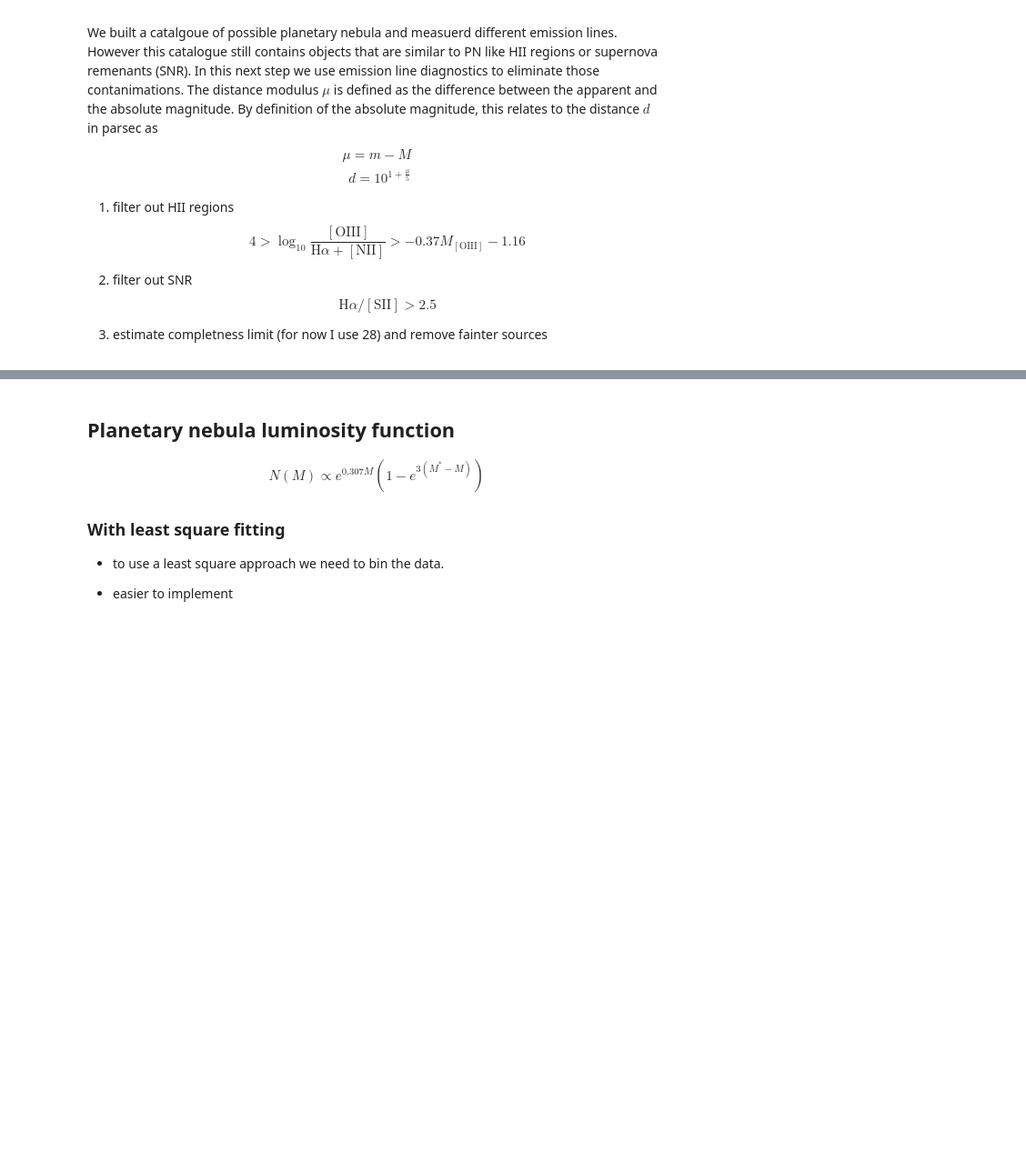
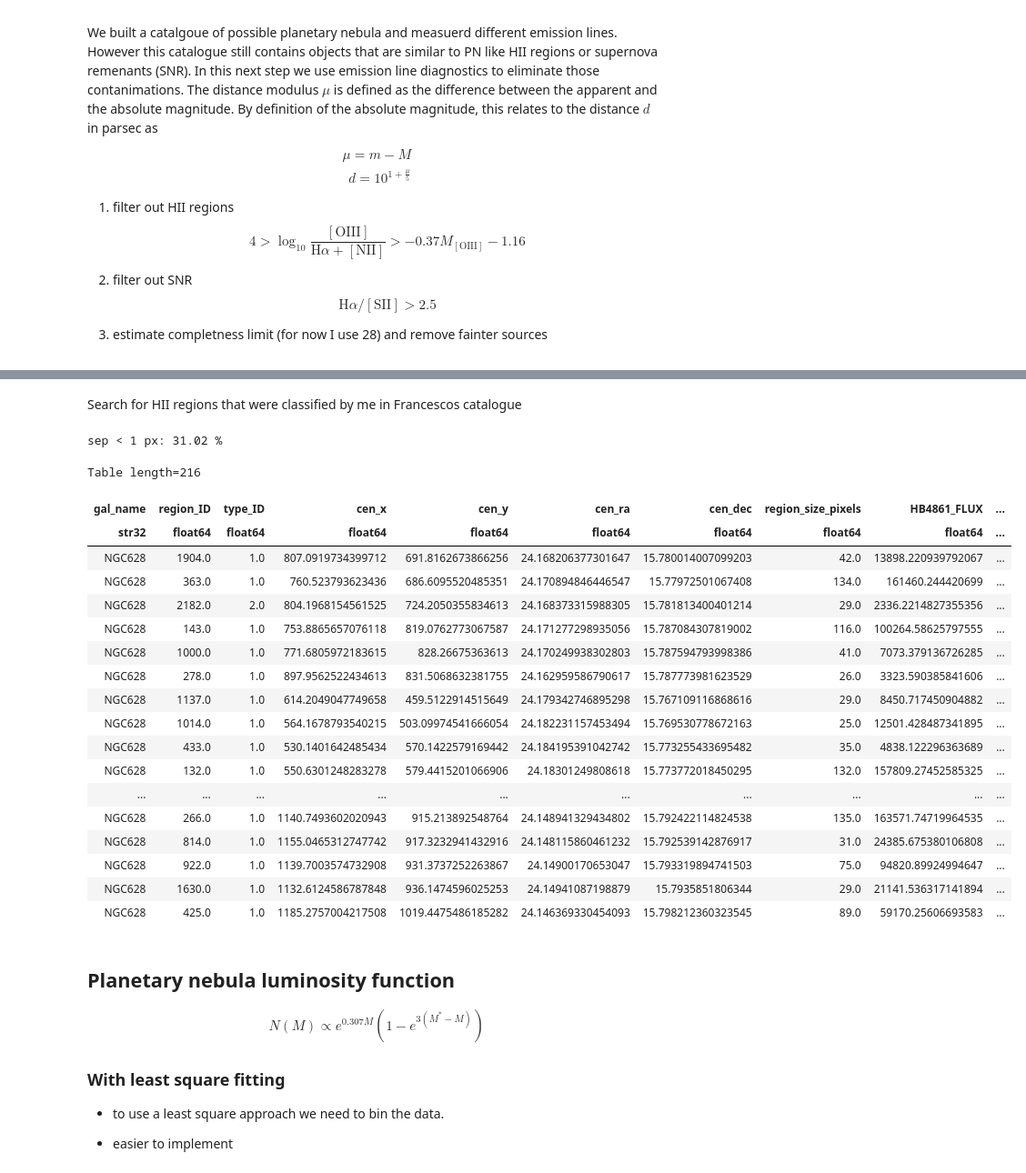
Before and after one commit to fschmnn/pnlf, a Jupyter notebook: notebooks/planetary_nebula.ipynb, the cells around one changed output, grey strips where cells are left out. Shown at 91% size. Drawn from its saved outputs; the diff is of its cells as text; code cells hidden in the pictures; blank space fills up the shorter version.

Commit message:
2019.12.02 - compare to Francescos catalogue

```diff
--- a/notebooks/planetary_nebula.ipynb
+++ b/notebooks/planetary_nebula.ipynb
@@ -112,6 +112,7 @@ from pymuse.io import ReadLineMaps
 
 # first we need to specify the path to the raw data
 data_raw = Path('d:\downloads\MUSEDAP')
+basedir = Path('..')
 
 # list all files in the specified directory
 galaxies = [x.name for x in data_raw.iterdir() if x.is_dir()]
@@ -508,4 +572,4 @@ def emission_line_diagnostics(table,distance_modulus,completeness_limit):
     return table
 
 
-tbl = emission_line_diagnostics(flux,29.91,27.5)
+tbl = emission_line_diagnostics(flux,29.91,28.)
@@ -579,0 +658,3 @@ plot_emission_line_ratio(tbl)
+# %%
+with fits.open(basedir / 'data' / 'external' / 'FS_cat_v01.fits') as hdul:
+    cat_FS = Table(hdul[1].data)
@@ -580,3 +686,33 @@ plot_emission_line_ratio(tbl)
+# %% [markdown]
+Search for HII regions that were classified by me in Francescos catalogue
+# %%
+HII_candidates = tbl[tbl['type'] == 'HII']
+catalogue = cat_FS[(~np.isnan(cat_FS['cen_x'])) & (~np.isnan(cat_FS['cen_y'])) & (cat_FS['gal_name']=='NGC628')]
+idx, sep = match_catalogues(HII_candidates[['x','y']],catalogue[['cen_x','cen_y']])
+
+print(f'sep < 1 px: {sum(sep<1)/len(sep)*100:.2f} %')
+catalogue[idx]
+# %% [output]
+sep < 1 px: 31.02 %
+Table length=216
+| gal_name | region_ID | type_ID | cen_x | cen_y | cen_ra | cen_dec | region_size_pixels | HB4861_FLUX | ... |
+| str32 | float64 | float64 | float64 | float64 | float64 | float64 | float64 | float64 | ... |
+| NGC628 | 1904.0 | 1.0 | 807.0919734399712 | 691.8162673866256 | 24.168206377301647 | 15.780014007099203 | 42.0 | 13898.220939792067 | ... |
+| NGC628 | 363.0 | 1.0 | 760.523793623436 | 686.6095520485351 | 24.170894846446547 | 15.77972501067408 | 134.0 | 161460.244420699 | ... |
+| NGC628 | 2182.0 | 2.0 | 804.1968154561525 | 724.2050355834613 | 24.168373315988305 | 15.781813400401214 | 29.0 | 2336.2214827355356 | ... |
+| NGC628 | 143.0 | 1.0 | 753.8865657076118 | 819.0762773067587 | 24.171277298935056 | 15.787084307819002 | 116.0 | 100264.58625797555 | ... |
+| NGC628 | 1000.0 | 1.0 | 771.6805972183615 | 828.26675363613 | 24.170249938302803 | 15.787594793998386 | 41.0 | 7073.379136726285 | ... |
+| NGC628 | 278.0 | 1.0 | 897.9562522434613 | 831.5068632381755 | 24.162959586790617 | 15.787773981623529 | 26.0 | 3323.590385841606 | ... |
+| NGC628 | 1137.0 | 1.0 | 614.2049047749658 | 459.5122914515649 | 24.179342746895298 | 15.767109116868616 | 29.0 | 8450.717450904882 | ... |
+| NGC628 | 1014.0 | 1.0 | 564.1678793540215 | 503.09974541666054 | 24.182231157453494 | 15.769530778672163 | 25.0 | 12501.428487341895 | ... |
+| NGC628 | 433.0 | 1.0 | 530.1401642485434 | 570.1422579169442 | 24.184195391042742 | 15.773255433695482 | 35.0 | 4838.122296363689 | ... |
+| NGC628 | 132.0 | 1.0 | 550.6301248283278 | 579.4415201066906 | 24.18301249808618 | 15.773772018450295 | 132.0 | 157809.27452585325 | ... |
+| ... | ... | ... | ... | ... | ... | ... | ... | ... | ... |
+| NGC628 | 266.0 | 1.0 | 1140.7493602020943 | 915.213892548764 | 24.148941329434802 | 15.792422114824538 | 135.0 | 163571.74719964535 | ... |
+| NGC628 | 814.0 | 1.0 | 1155.0465312747742 | 917.3232941432916 | 24.148115860461232 | 15.792539142876917 | 31.0 | 24385.675380106808 | ... |
+| NGC628 | 922.0 | 1.0 | 1139.7003574732908 | 931.3737252263867 | 24.14900170653047 | 15.793319894741503 | 75.0 | 94820.89924994647 | ... |
+| NGC628 | 1630.0 | 1.0 | 1132.6124586787848 | 936.1474596025253 | 24.14941087198879 | 15.7935851806344 | 29.0 | 21141.536317141894 | ... |
+| NGC628 | 425.0 | 1.0 | 1185.2757004217508 | 1019.4475486185282 | 24.146369330454093 | 15.798212360323545 | 89.0 | 59170.25606693583 | ... |
 # %% [markdown]
 ## Planetary nebula luminosity function
 
```
Also changed, not shown: parts of 11 cells of this notebook, 2 other files.
